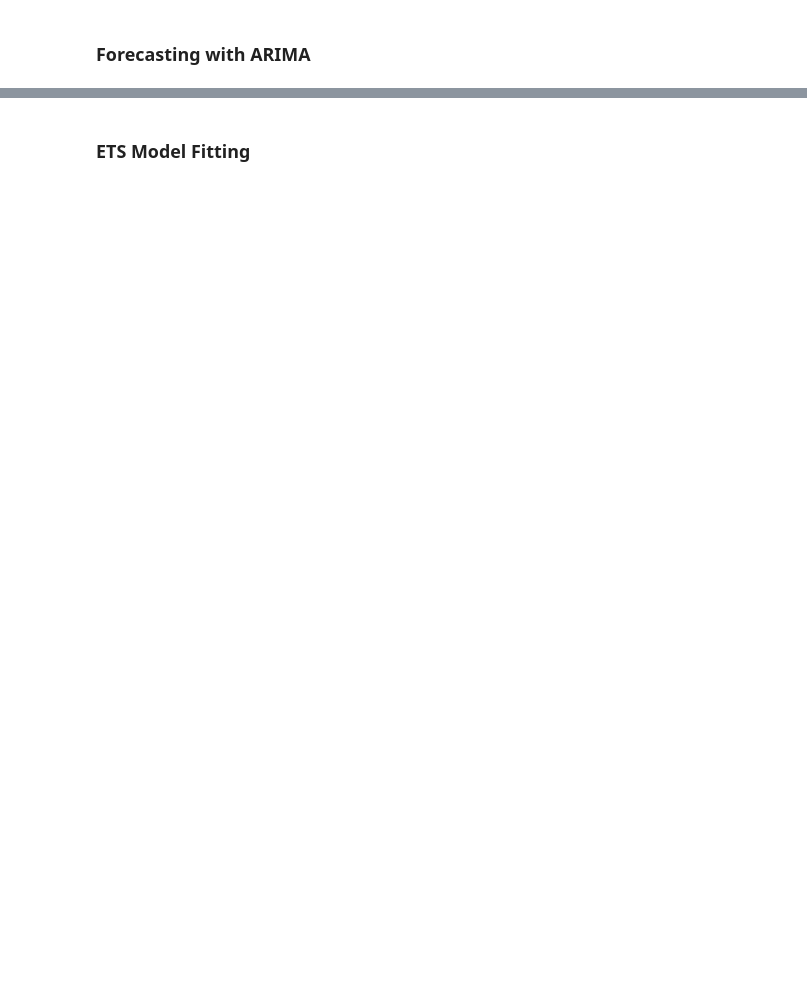
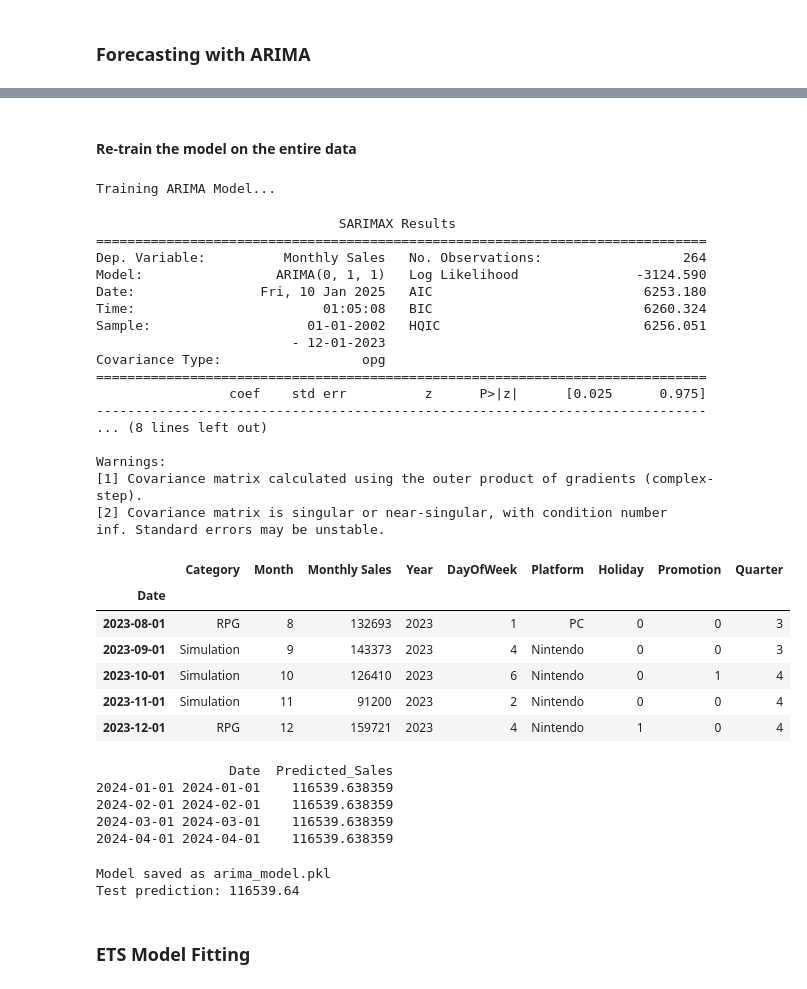
Before and after one commit to sundaepromix/Forecasting-Video-Games-Inventory-Sales-, a Jupyter notebook: Model.ipynb, the cells around one changed output, grey strips where cells are left out. Cells and saved outputs as stored; diff of their text form; code cells hidden in the pictures; blank space fills up the shorter version.

```diff
--- a/Model.ipynb
+++ b/Model.ipynb
@@ -90,3 +170,73 @@ ARIMA RMSE: 29952.44
+# %% [markdown]
+#### Re-train the model on the entire data
+# %%
+arima_order = (0, 1, 1)
+
+print("Training ARIMA Model...")
+arima_model = ARIMA(data['Monthly Sales'], order=arima_order)
+model = arima_model.fit()
+print(model.summary())
+
+data.tail()
+# %% [output]
+Training ARIMA Model...
+                               SARIMAX Results
+==============================================================================
+Dep. Variable:          Monthly Sales   No. Observations:                  264
+Model:                 ARIMA(0, 1, 1)   Log Likelihood               -3124.590
+Date:                Fri, 10 Jan 2025   AIC                           6253.180
+Time:                        01:05:08   BIC                           6260.324
+Sample:                    01-01-2002   HQIC                          6256.051
+                         - 12-01-2023
+Covariance Type:                  opg
+==============================================================================
+                 coef    std err          z      P>|z|      [0.025      0.975]
+------------------------------------------------------------------------------
+... (8 lines left out)
+
+Warnings:
+[1] Covariance matrix calculated using the outer product of gradients (complex-step).
+[2] Covariance matrix is singular or near-singular, with condition number    inf. Standard errors may be unstable.
+|  | Category | Month | Monthly Sales | Year | DayOfWeek | Platform | Holiday | Promotion | Quarter |
+| Date |  |  |  |  |  |  |  |  |  |
+| 2023-08-01 | RPG | 8 | 132693 | 2023 | 1 | PC | 0 | 0 | 3 |
+| 2023-09-01 | Simulation | 9 | 143373 | 2023 | 4 | Nintendo | 0 | 0 | 3 |
+| 2023-10-01 | Simulation | 10 | 126410 | 2023 | 6 | Nintendo | 0 | 1 | 4 |
+| 2023-11-01 | Simulation | 11 | 91200 | 2023 | 2 | Nintendo | 0 | 0 | 4 |
+| 2023-12-01 | RPG | 12 | 159721 | 2023 | 4 | Nintendo | 1 | 0 | 4 |
+# %%
+# Get forecast for next 4 months
+forecast = model.forecast(steps=4)
+
+# Get forecast dates
+forecast_dates = pd.date_range(start='2024-01-01', periods=4, freq='MS')
+
+# Combine into a dataframe
+forecast_df = pd.DataFrame({'Date': forecast_dates, 'Predicted_Sales': forecast})
+print(forecast_df)
+# %% [output]
+                 Date  Predicted_Sales
+2024-01-01 2024-01-01    116539.638359
+2024-02-01 2024-02-01    116539.638359
+2024-03-01 2024-03-01    116539.638359
+2024-04-01 2024-04-01    116539.638359
+# %%
+import pickle
+
+# Save model
+with open('arima_model.pkl', 'wb') as file:
+    pickle.dump(model, file)
+
+print("Model saved as arima_model.pkl")
+
+# Quick verification
+with open('arima_model.pkl', 'rb') as file:
+    loaded_model = pickle.load(file)
+    forecast = loaded_model.forecast(steps=1)
+    print(f"Test prediction: {forecast[0]:.2f}")
+# %% [output]
+Model saved as arima_model.pkl
+Test prediction: 116539.64
 # %% [markdown]
 ### ETS Model Fitting
 # %%
```
Also changed, not shown: parts of 28 cells of this notebook.
